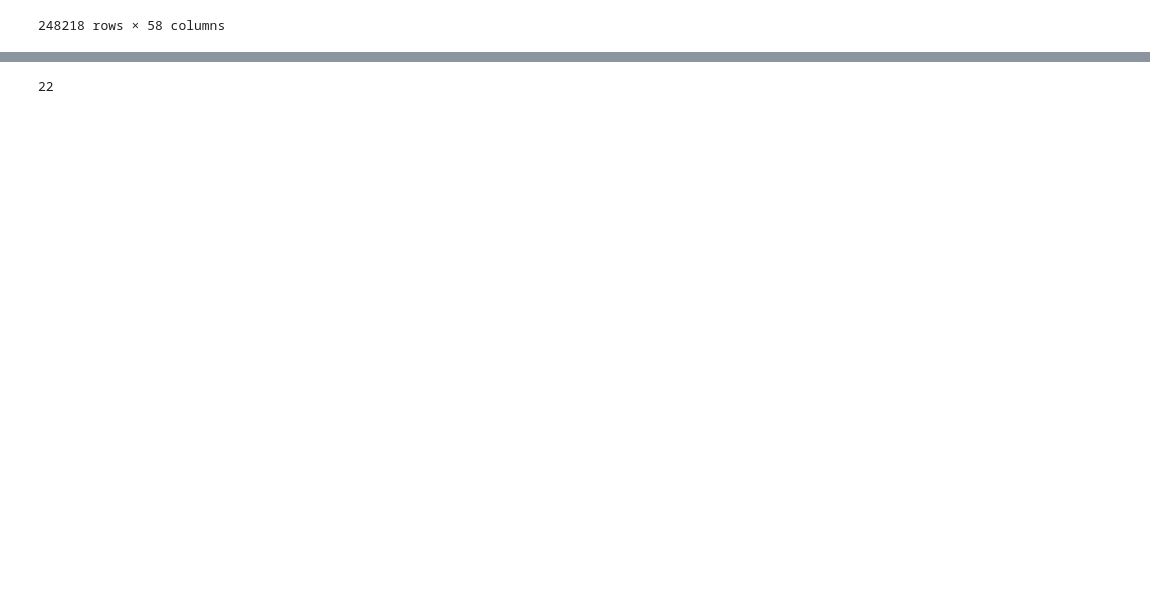
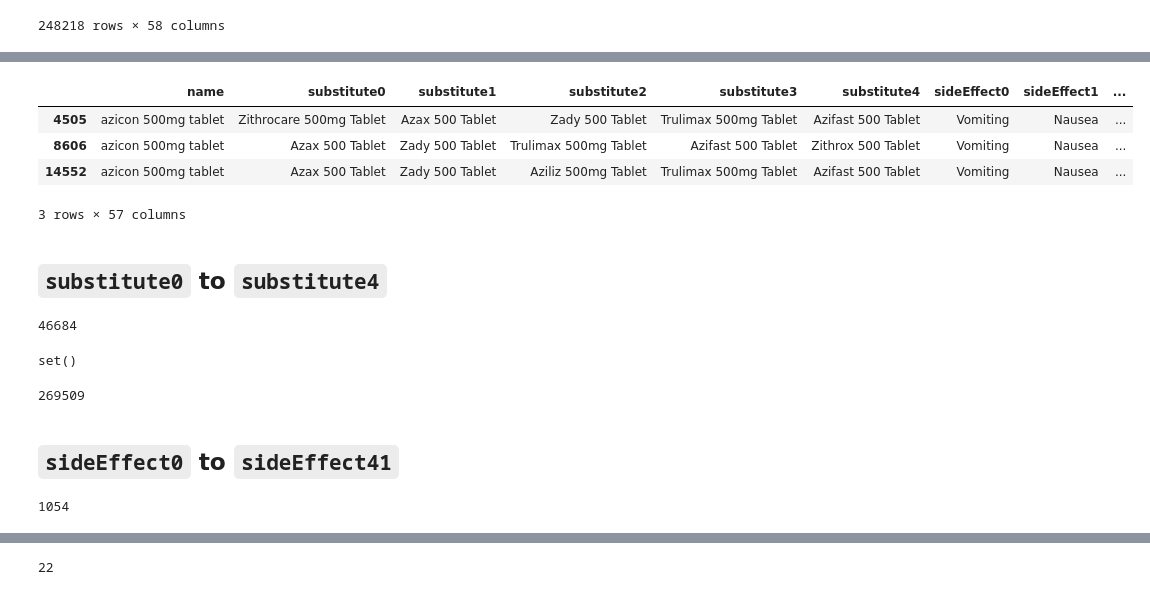
Before and after one commit to MylenaRoberta/medications-and-side-effects-networks, a Jupyter notebook: notebooks/exploratory-data-analysis.ipynb, the cells around one changed output, grey strips where cells are left out. Cells and saved outputs as stored; diff of their text form; code cells hidden in the pictures; blank space fills up the shorter version.

```diff
--- a/notebooks/exploratory-data-analysis.ipynb
+++ b/notebooks/exploratory-data-analysis.ipynb
@@ -37,0 +119,45 @@ Index(['id', 'name', 'substitute0', 'substitute1', 'substitute2',
+# %%
+# Example of name with "repeated" records [3]
+df_medications.query('name == "azicon 500mg tablet"')
+# %% [output]
+|  | name | substitute0 | substitute1 | substitute2 | substitute3 | substitute4 | sideEffect0 | sideEffect1 | ... |
+| 4505 | azicon 500mg tablet | Zithrocare 500mg Tablet | Azax 500 Tablet | Zady 500 Tablet | Trulimax 500mg Tablet | Azifast 500 Tablet | Vomiting | Nausea | ... |
+| 8606 | azicon 500mg tablet | Azax 500 Tablet | Zady 500 Tablet | Trulimax 500mg Tablet | Azifast 500 Tablet | Zithrox 500 Tablet | Vomiting | Nausea | ... |
+| 14552 | azicon 500mg tablet | Azax 500 Tablet | Zady 500 Tablet | Aziliz 500mg Tablet | Trulimax 500mg Tablet | Azifast 500 Tablet | Vomiting | Nausea | ... |
+3 rows × 57 columns
+# %% [markdown]
+## `substitute0` to `substitute4`
+# %%
+# Create a set to store the substitutes
+all_substitutes = set()
+
+# Iterate over each substitute column
+for i in range(0, 5):
+    # Set the target column
+    column_name = f'substitute{i}'
+
+    # Create a list of unique substitutes
+    substitutes = df_medications[column_name] \
+        .dropna() \
+        .drop_duplicates() \
+        .to_list()
+
+    # Add the column to the list
+    all_substitutes.update(substitutes)
+
+# Total of unique substitutes
+print(len(all_substitutes))
+# %% [output]
+46684
+# %%
+# Intersection between names and substitutes
+all_names.intersection(all_substitutes)
+# %% [output]
+set()
+# %%
+# Total of medications
+print(len(all_names) + len(all_substitutes))
+# %% [output]
+269509
+# %% [markdown]
+## `sideEffect0` to `sideEffect41`
@@ -37,0 +189,5 @@ Index(['id', 'name', 'substitute0', 'substitute1', 'substitute2',
+# %%
+# Total of unique side effects
+df_all_side_effects_count.shape[0]
+# %% [output]
+1054
```
Also changed, not shown: parts of 41 cells of this notebook.
